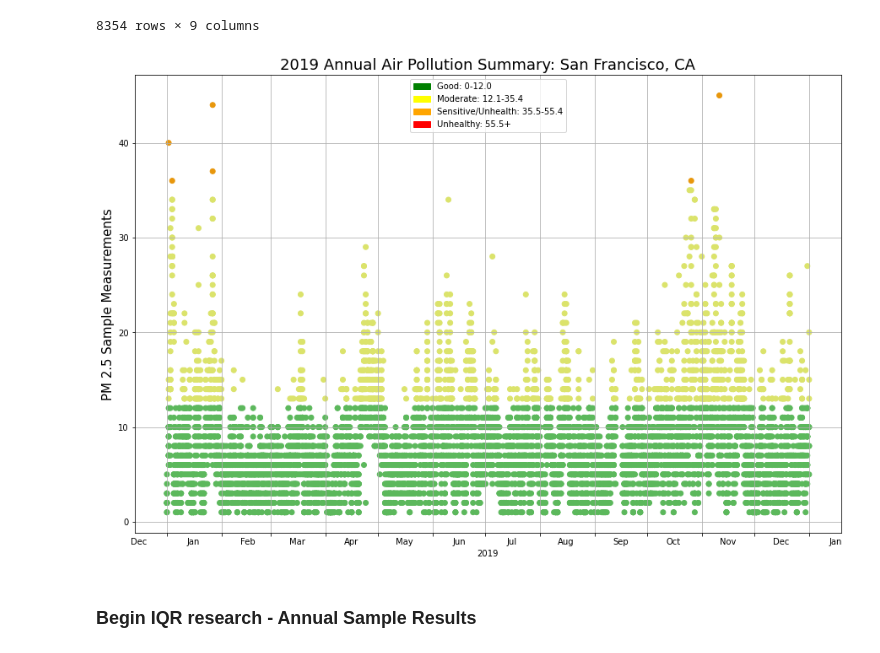
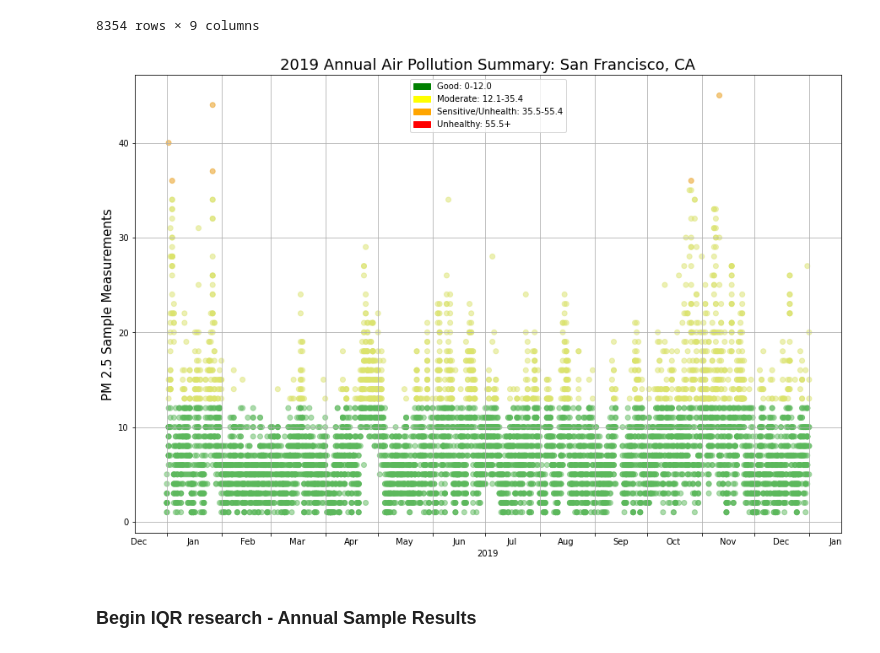
Before and after one commit to wetseng/air-pollution-analysis, a Jupyter notebook: 051720_cp_CA_SF_Annual_Hourly_Air_analysis.ipynb, the cells around one changed output. Saved outputs shown, nothing was run; the diff lists cells and outputs as text; code cells hidden in the pictures.

Commit message:
updated images

```diff
--- a/051720_cp_CA_SF_Annual_Hourly_Air_analysis.ipynb
+++ b/051720_cp_CA_SF_Annual_Hourly_Air_analysis.ipynb
@@ -273,41 +273,42 @@ c = color_threshold.values
 
 # Plot subplots
 fig, ax = plt.subplots(figsize=(15,10))
-scatter = ax.scatter(x,y, c=c)
+scatter = ax.scatter(x,y, c=c, alpha=.5)
 
 # Set month in xaxis by searching date format
 ax.xaxis.set_major_locator(dates.MonthLocator())
 
 # 16 is a slight approximation since months differ in number of days.
 ax.xaxis.set_minor_locator(dates.MonthLocator(bymonthday=16))
 ax.xaxis.set_major_formatter(ticker.NullFormatter())
 ax.xaxis.set_minor_formatter(dates.DateFormatter('%b'))
 
 # loop for custom tickers. Assign marker size and center text
 for tick in ax.xaxis.get_minor_ticks():
     tick.tick1line.set_markersize(0)
     tick.tick2line.set_markersize(0)
     tick.label1.set_horizontalalignment('center')
 
 imid = len(plot_df) // 2
 ax.set_xlabel(str(date[imid].year))
 ax.set_ylabel('PM 2.5 Sample Measurements', size=15)
+ax.set_yticks(range(0, 50, 10))
 ax.set_title('2019 Annual Air Pollution Summary: San Francisco, CA', size=18)
 plt.grid(True)
 
 # Labels for legend
 green = mpatches.Patch(color='green', label='Good: 0-12.0')
 yellow = mpatches.Patch(color='yellow', label='Moderate: 12.1-35.4')
 orange = mpatches.Patch(color='orange', label='Sensitive/Unhealth: 35.5-55.4')
 red = mpatches.Patch(color='red', label='Unhealthy: 55.5+')
 #Call legend
 plt.legend(handles = [green,yellow,orange,red])
 
 # Save an image of the chart and print it to the screen
 plt.savefig("./Images/SF_Annual_pm25_scatter.png")
 plt.show()
 # %% [output]
-[figure, old version]
+[figure, new version]
 # %% [markdown]
 ### **Begin IQR research - Annual Sample Results**
 # %%
```
Also changed, not shown: parts of 1 cell of this notebook, 15 other files.
